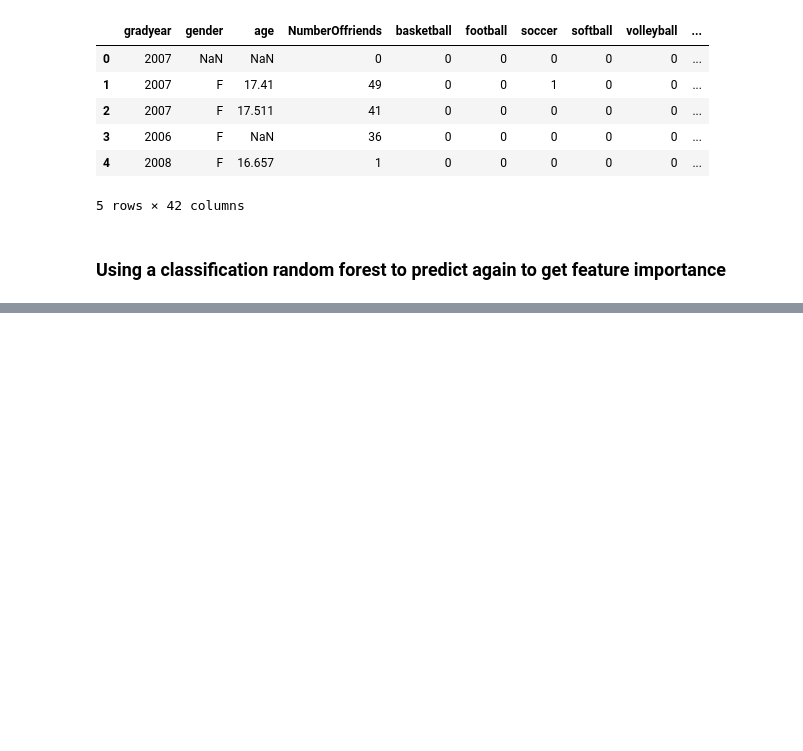
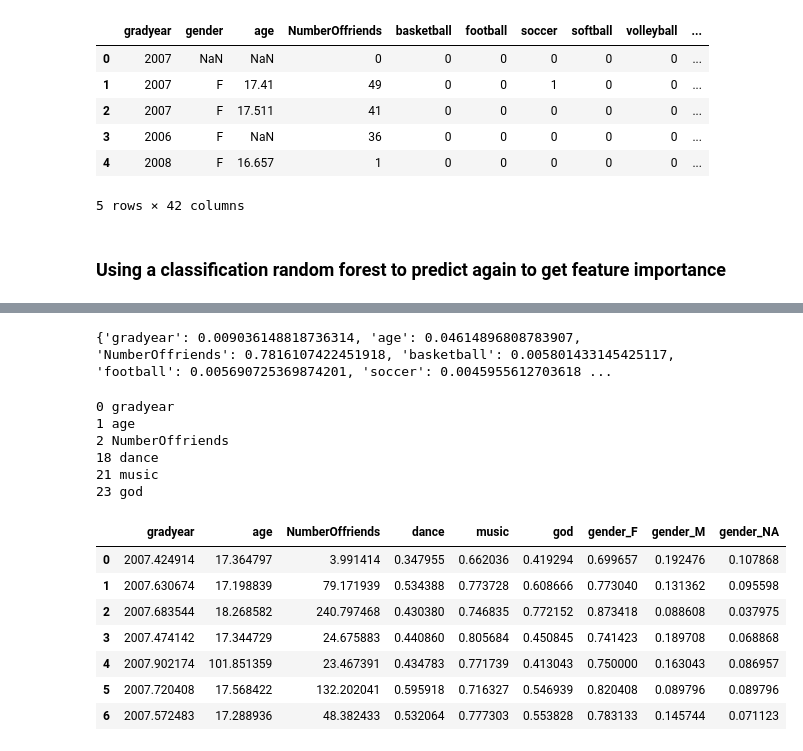
Before and after one commit to lam1910/social-media-preferences, a Jupyter notebook: model/notebook/cluster-friend-gropup.ipynb, the cells around one changed output, grey strips where cells are left out. Saved outputs shown, nothing was run; the diff lists cells and outputs as text; code cells hidden in the pictures; blank space fills up the shorter version.

```diff
--- a/model/notebook/cluster-friend-gropup.ipynb
+++ b/model/notebook/cluster-friend-gropup.ipynb
@@ -327,0 +359,52 @@ for i in range(7):
+# %%
+feat_imp = dict(zip(ORDER_OF_FEATURE_INPUT, classifier.feature_importances_.tolist()))
+
+print(feat_imp)
+# %% [output]
+{'gradyear': 0.009036148818736314, 'age': 0.04614896808783907, 'NumberOffriends': 0.7816107422451918, 'basketball': 0.005801433145425117, 'football': 0.005690725369874201, 'soccer': 0.0045955612703618 ...
+# %%
+i = 0
+for k, v in feat_imp.items():
+    if v >= 0.007:
+        print(i, k)
+    i += 1
+# %% [output]
+0 gradyear
+1 age
+2 NumberOffriends
+18 dance
+21 music
+23 god
+# %%
+# good feature
+g_feat = {
+    0: 'gradyear',
+    1: 'age',
+    2: 'NumberOffriends',
+    18: 'dance',
+    21: 'music',
+    23: 'god',
+    39: 'gender_F',
+    40: 'gender_M',
+    41: 'gender_NA',
+}
+idx_grp = 0
+centroids = kmeans.cluster_centers_
+features_in = kmeans.feature_names_in_
+freq_w = list(dtype_dict.keys())[4:]
+centroid_df = pd.DataFrame(centroids, columns=features_in)
+centroid_df['gradyear'] = mms.inverse_transform(centroid_df.loc[:, ['gradyear']])
+centroid_df[freq_w] = sts.inverse_transform(centroid_df.loc[:, freq_w])
+
+
+centroid_df_g_feat = centroid_df.loc[:, g_feat.values()]
+centroid_df_g_feat
+# %% [output]
+|  | gradyear | age | NumberOffriends | dance | music | god | gender_F | gender_M | gender_NA |
+| 0 | 2007.424914 | 17.364797 | 3.991414 | 0.347955 | 0.662036 | 0.419294 | 0.699657 | 0.192476 | 0.107868 |
+| 1 | 2007.630674 | 17.198839 | 79.171939 | 0.534388 | 0.773728 | 0.608666 | 0.773040 | 0.131362 | 0.095598 |
+| 2 | 2007.683544 | 18.268582 | 240.797468 | 0.430380 | 0.746835 | 0.772152 | 0.873418 | 0.088608 | 0.037975 |
+| 3 | 2007.474142 | 17.344729 | 24.675883 | 0.440860 | 0.805684 | 0.450845 | 0.741423 | 0.189708 | 0.068868 |
+| 4 | 2007.902174 | 101.851359 | 23.467391 | 0.434783 | 0.771739 | 0.413043 | 0.750000 | 0.163043 | 0.086957 |
+| 5 | 2007.720408 | 17.568422 | 132.202041 | 0.595918 | 0.716327 | 0.546939 | 0.820408 | 0.089796 | 0.089796 |
+| 6 | 2007.572483 | 17.288936 | 48.382433 | 0.532064 | 0.777303 | 0.553828 | 0.783133 | 0.145744 | 0.071123 |
```
Also changed, not shown: parts of 8 cells of this notebook.
